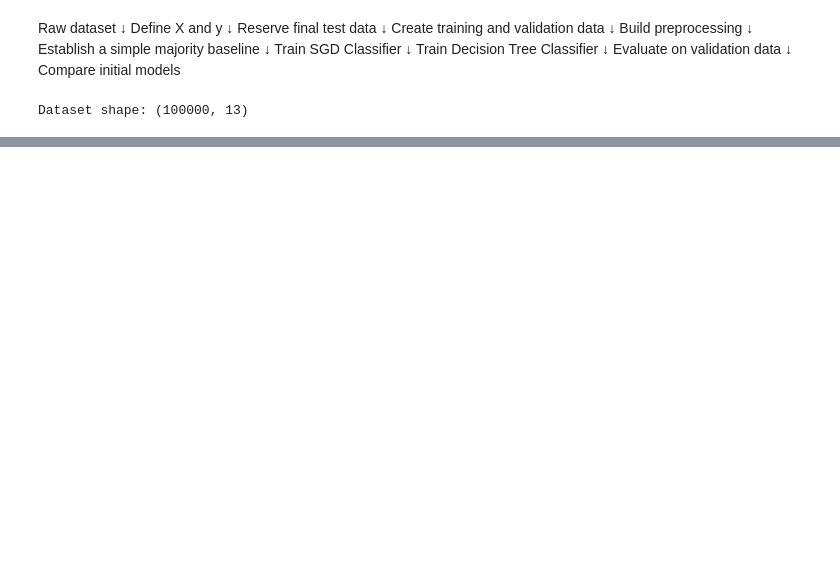
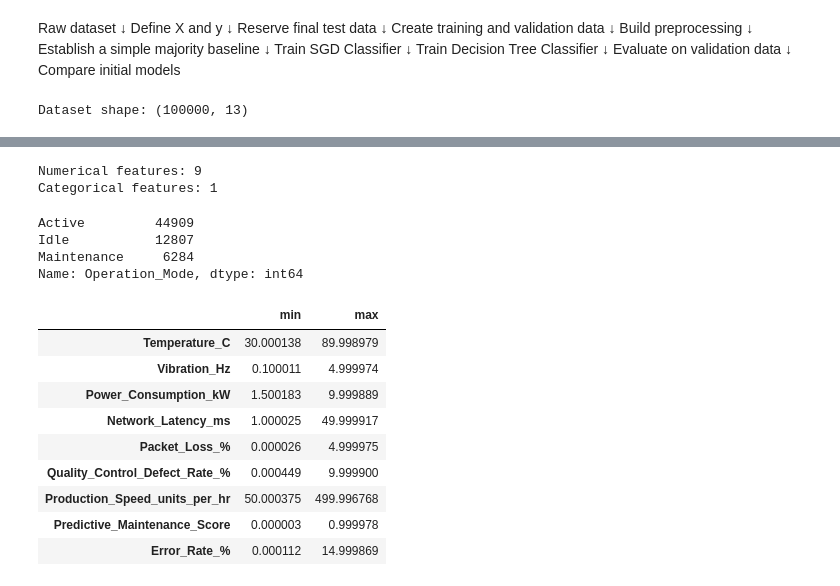
Before and after one commit to janithTG/AI-Group-Project-UW, a Jupyter notebook: notebooks/03_preprocessing_and_baseline_models.ipynb, the cells around one changed output, grey strips where cells are left out. Drawn from its saved outputs; the diff is of its cells as text; code cells hidden in the pictures; blank space fills up the shorter version.

```diff
--- a/notebooks/03_preprocessing_and_baseline_models.ipynb
+++ b/notebooks/03_preprocessing_and_baseline_models.ipynb
@@ -77,0 +197,54 @@ Dataset shape: (100000, 13)
+# %%
+numerical_features = [
+    "Temperature_C",
+    "Vibration_Hz",
+    "Power_Consumption_kW",
+    "Network_Latency_ms",
+    "Packet_Loss_%",
+    "Quality_Control_Defect_Rate_%",
+    "Production_Speed_units_per_hr",
+    "Predictive_Maintenance_Score",
+    "Error_Rate_%"
+]
+
+categorical_features = [
+    "Operation_Mode"
+]
+
+print(
+    "Numerical features:",
+    len(numerical_features)
+)
+
+print(
+    "Categorical features:",
+    len(categorical_features)
+)
+# %% [output]
+Numerical features: 9
+Categorical features: 1
+# %%
+print(
+    X_train["Operation_Mode"]
+    .value_counts()
+)
+# %% [output]
+Active         44909
+Idle           12807
+Maintenance     6284
+Name: Operation_Mode, dtype: int64
+# %%
+df[numerical_features].agg(
+    ["min", "max"]
+).T
+# %% [output]
+|  | min | max |
+| Temperature_C | 30.000138 | 89.998979 |
+| Vibration_Hz | 0.100011 | 4.999974 |
+| Power_Consumption_kW | 1.500183 | 9.999889 |
+| Network_Latency_ms | 1.000025 | 49.999917 |
+| Packet_Loss_% | 0.000026 | 4.999975 |
+| Quality_Control_Defect_Rate_% | 0.000449 | 9.999900 |
+| Production_Speed_units_per_hr | 50.000375 | 499.996768 |
+| Predictive_Maintenance_Score | 0.000003 | 0.999978 |
+| Error_Rate_% | 0.000112 | 14.999869 |
```
Also changed, not shown: parts of 15 cells of this notebook, 1 other file.
